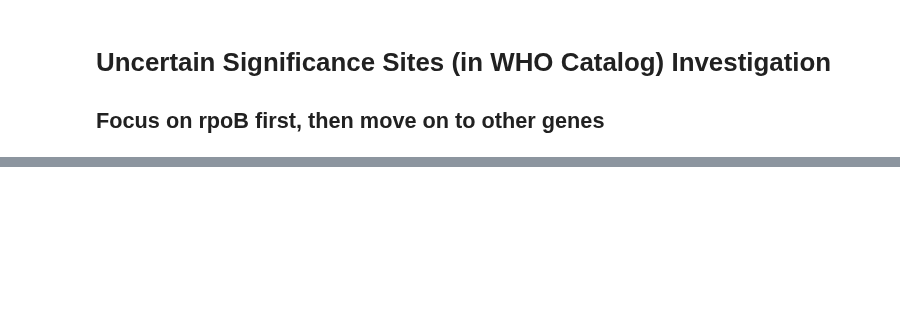
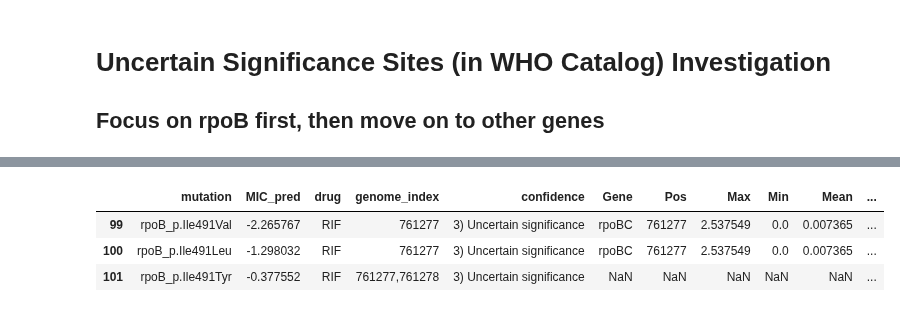
Before and after one commit to sanju99/MtbQuantCNN, a Jupyter notebook: analysis/analysis.ipynb, the cells around one changed output, grey strips where cells are left out. Saved outputs shown, nothing was run; the diff lists cells and outputs as text; code cells hidden in the pictures; blank space fills up the shorter version.

```diff
--- a/analysis/analysis.ipynb
+++ b/analysis/analysis.ipynb
@@ -175,0 +517,35 @@ plt.show()
+# %%
+df_genos = df_genos[["MIC_pred"]].reset_index().rename(columns={"index":"mutation"})
+df_genos = df_genos.merge(who_variants.query("drug=='RIF'"), on="mutation", how="inner")
+
+plot_df = df_genos.merge(rif_rpoBC_df, left_on="genome_index", right_on="Pos", how="left").reset_index(drop=True)
+print(plot_df.shape)
+
+saliency_scores = []
+
+for i, row in plot_df.iterrows():
+
+    if not pd.isnull(row["Max"]):
+        if row["Max_Sig"] == 1 and row["Min_Sig"] == 0:
+            plot_df.loc[i, "saliency_score"] = row["Max"]
+        elif row["Max_Sig"] == 0 and row["Min_Sig"] == 1:
+            plot_df.loc[i, "saliency_score"] = row["Min"]
+        elif row["Max_Sig"] == 1 and row["Min_Sig"] == 1:
+
+            # take the one with the larger magnitude
+            if row["Max"] > -row["Min"]:
+                plot_df.loc[i, "saliency_score"] = row["Max"]
+            else:
+                plot_df.loc[i, "saliency_score"]  = row["Min"]
+    else:
+        plot_df.loc[i, "saliency_score"] = combine_score_across_multiple_sites(row["genome_index"])
+
+plot_df = plot_df.dropna("saliency_score")
+print(plot_df.shape)
+# %%
+plot_df.query("saliency_score > 2.5")
+# %% [output]
+|  | mutation | MIC_pred | drug | genome_index | confidence | Gene | Pos | Max | Min | Mean | ... |
+| 99 | rpoB_p.Ile491Val | -2.265767 | RIF | 761277 | 3) Uncertain significance | rpoBC | 761277 | 2.537549 | 0.0 | 0.007365 | ... |
+| 100 | rpoB_p.Ile491Leu | -1.298032 | RIF | 761277 | 3) Uncertain significance | rpoBC | 761277 | 2.537549 | 0.0 | 0.007365 | ... |
+| 101 | rpoB_p.Ile491Tyr | -0.377552 | RIF | 761277,761278 | 3) Uncertain significance | NaN | NaN | NaN | NaN | NaN | ... |
```
Also changed, not shown: parts of 46 cells of this notebook, 2 other files.
